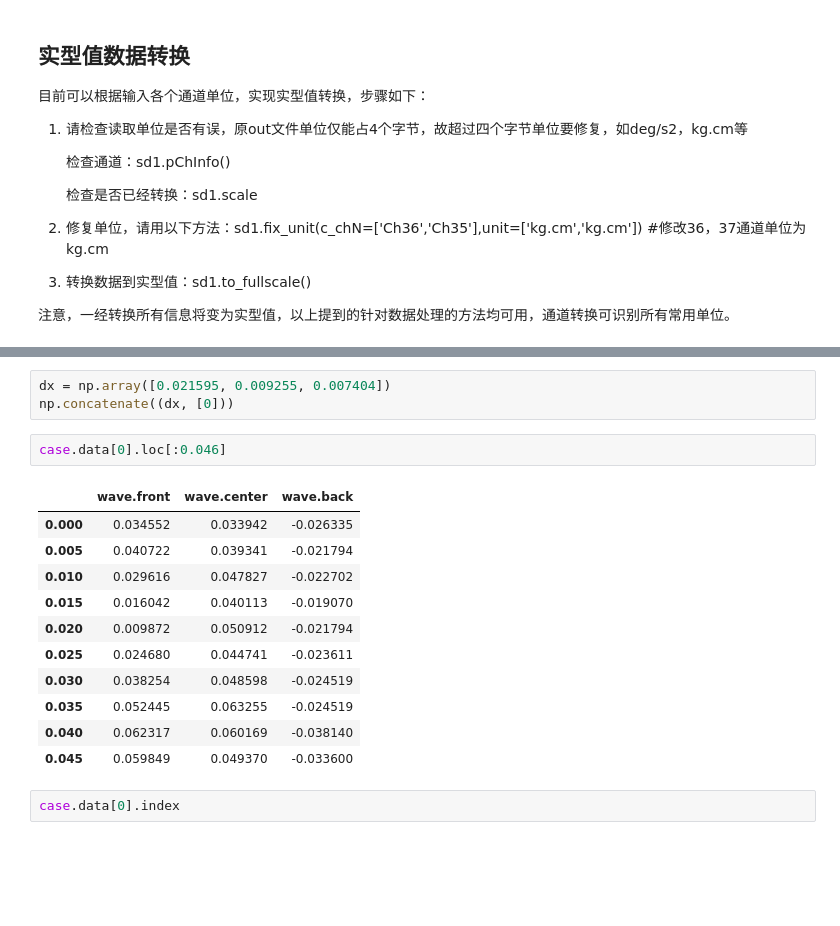
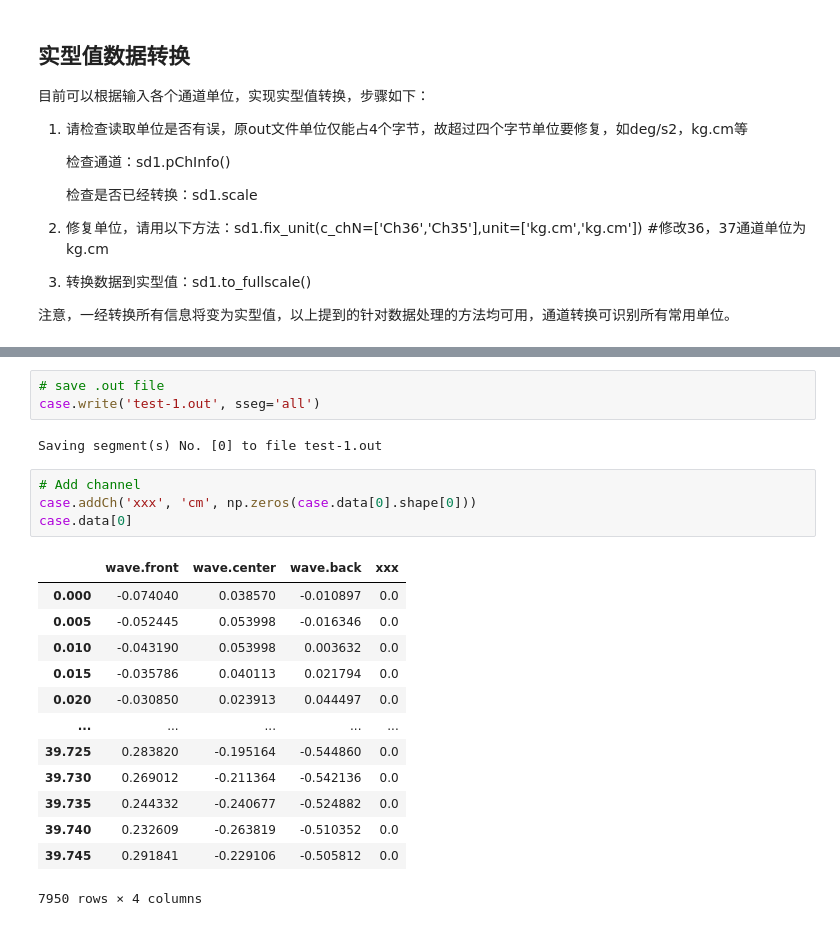
Before and after one commit to Alphabetliu/pydas, a Jupyter notebook: example.ipynb, the cells around one changed output, grey strips where cells are left out. Saved outputs shown, nothing was run; the diff lists cells and outputs as text; blank space fills up the shorter version.

```diff
--- a/example.ipynb
+++ b/example.ipynb
@@ -274,19 +269,23 @@ ax.plot(case.data[1].index[i], case.data[1]['wave.front'].iloc[i], ls='', marker
-# %%
-dx = np.array([0.021595, 0.009255, 0.007404])
-np.concatenate((dx, [0]))
-# %%
-case.data[0].loc[:0.046]
-# %% [output]
-|  | wave.front | wave.center | wave.back |
-| 0.000 | 0.034552 | 0.033942 | -0.026335 |
-| 0.005 | 0.040722 | 0.039341 | -0.021794 |
-| 0.010 | 0.029616 | 0.047827 | -0.022702 |
-| 0.015 | 0.016042 | 0.040113 | -0.019070 |
-| 0.020 | 0.009872 | 0.050912 | -0.021794 |
-| 0.025 | 0.024680 | 0.044741 | -0.023611 |
-| 0.030 | 0.038254 | 0.048598 | -0.024519 |
-| 0.035 | 0.052445 | 0.063255 | -0.024519 |
-| 0.040 | 0.062317 | 0.060169 | -0.038140 |
-| 0.045 | 0.059849 | 0.049370 | -0.033600 |
-# %%
-case.data[0].index
+# %%
+# save .out file
+case.write('test-1.out', sseg='all')
+# %% [output]
+Saving segment(s) No. [0] to file test-1.out
+# %%
+# Add channel
+case.addCh('xxx', 'cm', np.zeros(case.data[0].shape[0]))
+case.data[0]
+# %% [output]
+|  | wave.front | wave.center | wave.back | xxx |
+| 0.000 | -0.074040 | 0.038570 | -0.010897 | 0.0 |
+| 0.005 | -0.052445 | 0.053998 | -0.016346 | 0.0 |
+| 0.010 | -0.043190 | 0.053998 | 0.003632 | 0.0 |
+| 0.015 | -0.035786 | 0.040113 | 0.021794 | 0.0 |
+| 0.020 | -0.030850 | 0.023913 | 0.044497 | 0.0 |
+| ... | ... | ... | ... | ... |
+| 39.725 | 0.283820 | -0.195164 | -0.544860 | 0.0 |
+| 39.730 | 0.269012 | -0.211364 | -0.542136 | 0.0 |
+| 39.735 | 0.244332 | -0.240677 | -0.524882 | 0.0 |
+| 39.740 | 0.232609 | -0.263819 | -0.510352 | 0.0 |
+| 39.745 | 0.291841 | -0.229106 | -0.505812 | 0.0 |
+7950 rows × 4 columns
```
Also changed, not shown: parts of 17 cells of this notebook, 2 other files.
